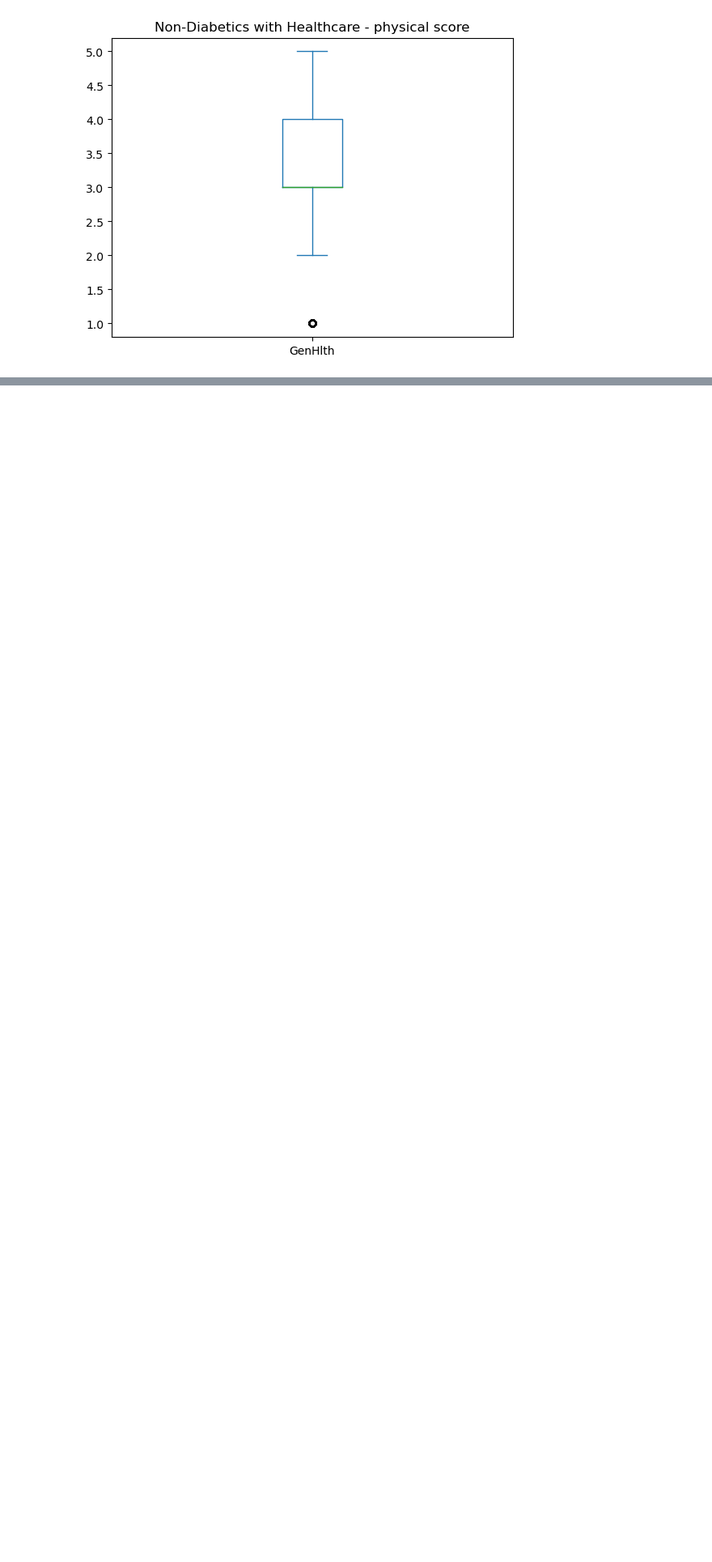
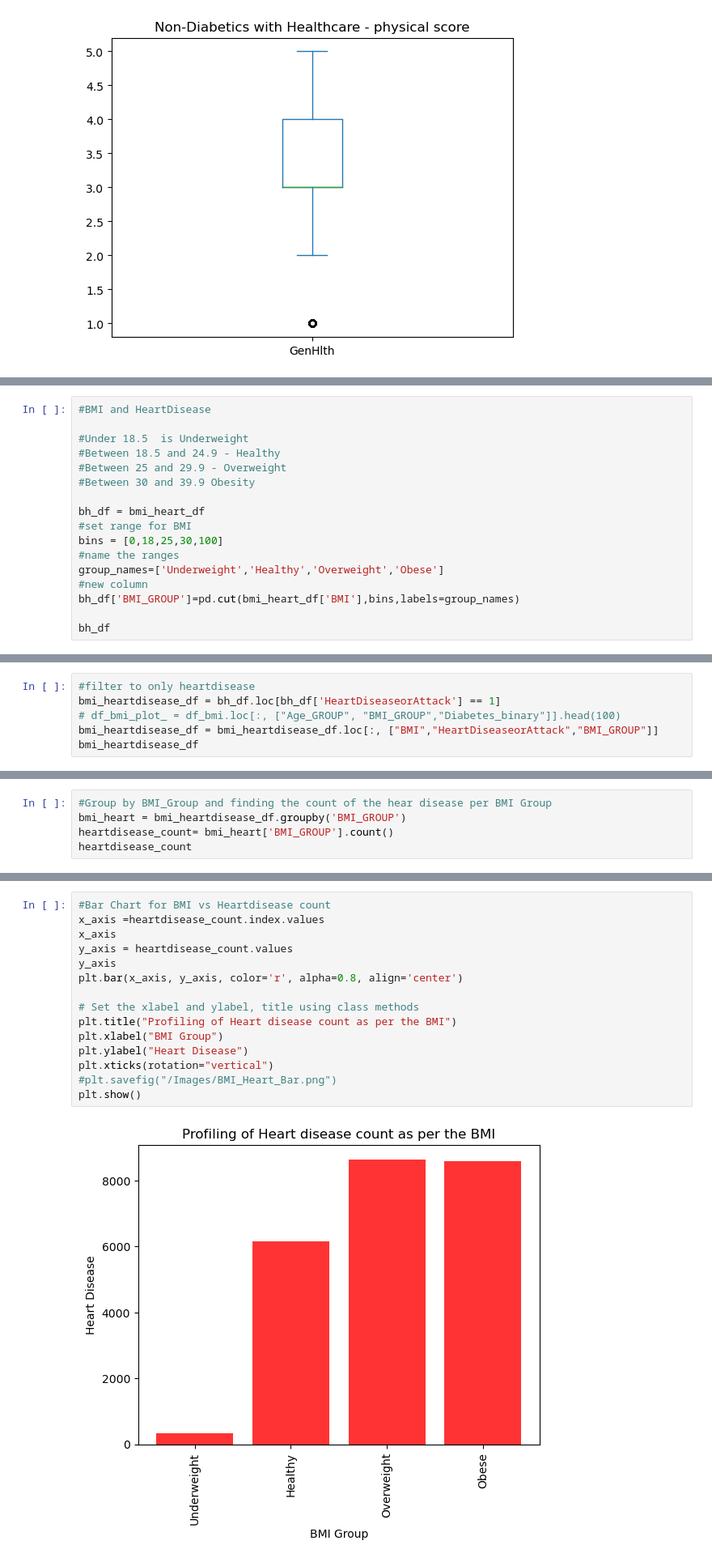
Before and after one commit to michaelz-id/project_1, a Jupyter notebook: Project1_testfile.ipynb, the cells around one changed output, grey strips where cells are left out. Shown at 81% size. Cells and saved outputs as stored; diff of their text form; blank space fills up the shorter version.

```diff
--- a/Project1_testfile.ipynb
+++ b/Project1_testfile.ipynb
@@ -653,0 +748,17 @@ diabetes_gen_health_diabetes4['GenHlth'].plot(kind='box', title='Non-Diabetics w
+# %%
+#BMI and HeartDisease
+
+#Under 18.5  is Underweight
+#Between 18.5 and 24.9 - Healthy
+#Between 25 and 29.9 - Overweight
+#Between 30 and 39.9 Obesity
+
+bh_df = bmi_heart_df
+#set range for BMI
+bins = [0,18,25,30,100]
+#name the ranges
+group_names=['Underweight','Healthy','Overweight','Obese']
+#new column
+bh_df['BMI_GROUP']=pd.cut(bmi_heart_df['BMI'],bins,labels=group_names)
+
+bh_df
@@ -653,0 +784,6 @@ diabetes_gen_health_diabetes4['GenHlth'].plot(kind='box', title='Non-Diabetics w
+# %%
+#filter to only heartdisease
+bmi_heartdisease_df = bh_df.loc[bh_df['HeartDiseaseorAttack'] == 1]
+# df_bmi_plot_ = df_bmi.loc[:, ["Age_GROUP", "BMI_GROUP","Diabetes_binary"]].head(100)
+bmi_heartdisease_df = bmi_heartdisease_df.loc[:, ["BMI","HeartDiseaseorAttack","BMI_GROUP"]]
+bmi_heartdisease_df
@@ -653,0 +804,5 @@ diabetes_gen_health_diabetes4['GenHlth'].plot(kind='box', title='Non-Diabetics w
+# %%
+#Group by BMI_Group and finding the count of the hear disease per BMI Group
+bmi_heart = bmi_heartdisease_df.groupby('BMI_GROUP')
+heartdisease_count= bmi_heart['BMI_GROUP'].count()
+heartdisease_count
@@ -653,0 +816,17 @@ diabetes_gen_health_diabetes4['GenHlth'].plot(kind='box', title='Non-Diabetics w
+# %%
+#Bar Chart for BMI vs Heartdisease count
+x_axis =heartdisease_count.index.values
+x_axis
+y_axis = heartdisease_count.values
+y_axis
+plt.bar(x_axis, y_axis, color='r', alpha=0.8, align='center')
+
+# Set the xlabel and ylabel, title using class methods
+plt.title("Profiling of Heart disease count as per the BMI")
+plt.xlabel("BMI Group")
+plt.ylabel("Heart Disease")
+plt.xticks(rotation="vertical")
+#plt.savefig("/Images/BMI_Heart_Bar.png")
+plt.show()
+# %% [output]
+[figure, added]
```
Also changed, not shown: parts of 67 cells of this notebook.
